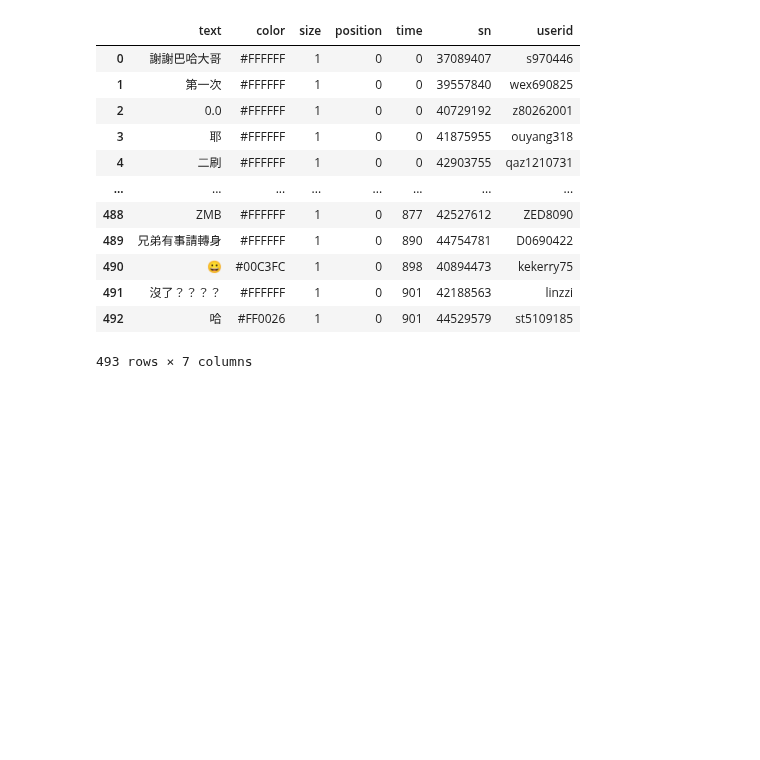
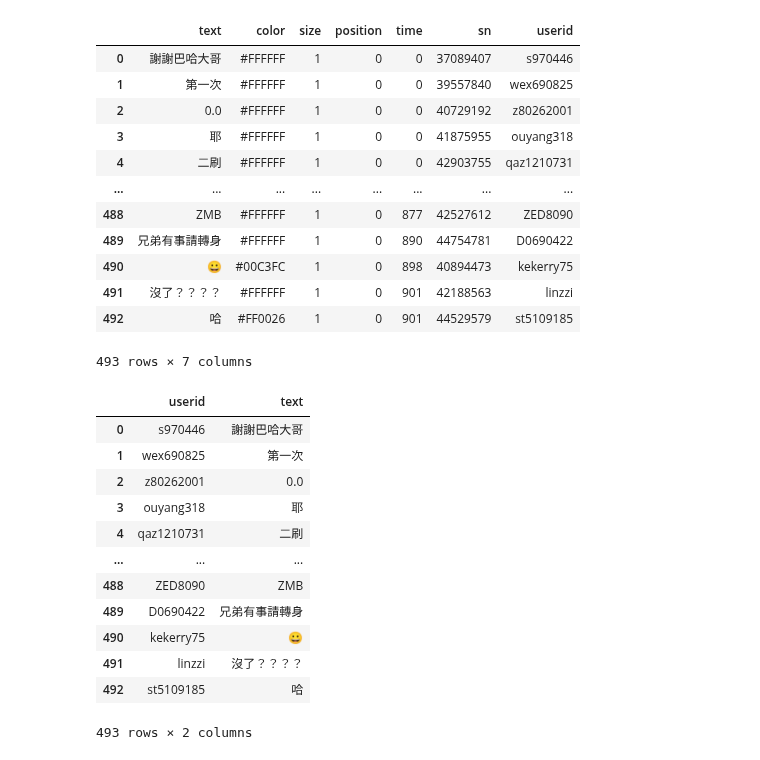
Before and after one commit to Elwing-Chou/tibame_online_0416, a Jupyter notebook: tibame_0426.ipynb, the cells around one changed output. Saved outputs shown, nothing was run; the diff lists cells and outputs as text; code cells hidden in the pictures; blank space fills up the shorter version.

```diff
--- a/tibame_0426.ipynb
+++ b/tibame_0426.ipynb
@@ -23,3 +23,23 @@ df
 | 491 | 沒了？？？？ | #FFFFFF | 1 | 0 | 901 | 42188563 | linzzi |
 | 492 | 哈 | #FF0026 | 1 | 0 | 901 | 44529579 | st5109185 |
 493 rows × 7 columns
+# %%
+# 取行操作: [行名稱]
+df["text"]
+# 取多行: [行名稱list]
+cols = ["userid", "text"]
+df[cols]
+# %% [output]
+|  | userid | text |
+| 0 | s970446 | 謝謝巴哈大哥 |
+| 1 | wex690825 | 第一次 |
+| 2 | z80262001 | 0.0 |
+| 3 | ouyang318 | 耶 |
+| 4 | qaz1210731 | 二刷 |
+| ... | ... | ... |
+| 488 | ZED8090 | ZMB |
+| 489 | D0690422 | 兄弟有事請轉身 |
+| 490 | kekerry75 | 😀 |
+| 491 | linzzi | 沒了？？？？ |
+| 492 | st5109185 | 哈 |
+493 rows × 2 columns
```
